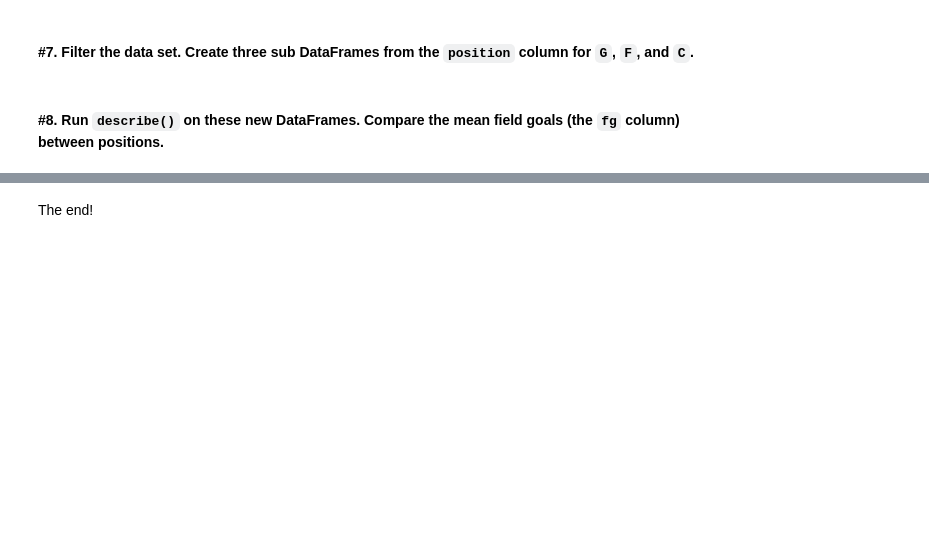
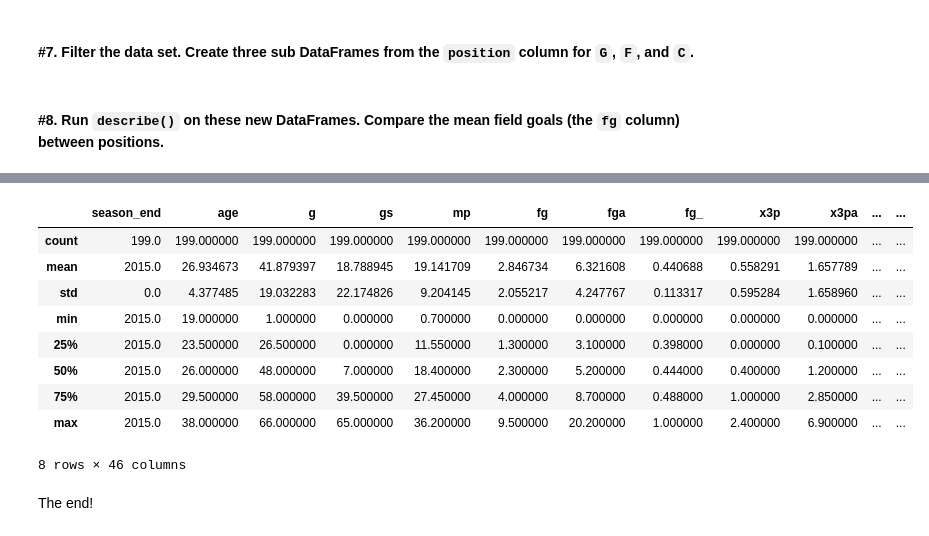
Before and after one commit to AmrMaree/Depi-Assignments, a Jupyter notebook: Pandas Assignment 1-b.ipynb, the cells around one changed output, grey strips where cells are left out. Drawn from its saved outputs; the diff is of its cells as text; code cells hidden in the pictures; blank space fills up the shorter version.

```diff
--- a/Pandas Assignment 1-b.ipynb
+++ b/Pandas Assignment 1-b.ipynb
@@ -42,0 +117,14 @@ df.describe()
+# %%
+mean_F = df_F['fg'].mean()
+df_F.describe()
+# %% [output]
+|  | season_end | age | g | gs | mp | fg | fga | fg_ | x3p | x3pa | ... | ... |
+| count | 199.0 | 199.000000 | 199.000000 | 199.000000 | 199.000000 | 199.000000 | 199.000000 | 199.000000 | 199.000000 | 199.000000 | ... | ... |
+| mean | 2015.0 | 26.934673 | 41.879397 | 18.788945 | 19.141709 | 2.846734 | 6.321608 | 0.440688 | 0.558291 | 1.657789 | ... | ... |
+| std | 0.0 | 4.377485 | 19.032283 | 22.174826 | 9.204145 | 2.055217 | 4.247767 | 0.113317 | 0.595284 | 1.658960 | ... | ... |
+| min | 2015.0 | 19.000000 | 1.000000 | 0.000000 | 0.700000 | 0.000000 | 0.000000 | 0.000000 | 0.000000 | 0.000000 | ... | ... |
+| 25% | 2015.0 | 23.500000 | 26.500000 | 0.000000 | 11.550000 | 1.300000 | 3.100000 | 0.398000 | 0.000000 | 0.100000 | ... | ... |
+| 50% | 2015.0 | 26.000000 | 48.000000 | 7.000000 | 18.400000 | 2.300000 | 5.200000 | 0.444000 | 0.400000 | 1.200000 | ... | ... |
+| 75% | 2015.0 | 29.500000 | 58.000000 | 39.500000 | 27.450000 | 4.000000 | 8.700000 | 0.488000 | 1.000000 | 2.850000 | ... | ... |
+| max | 2015.0 | 38.000000 | 66.000000 | 65.000000 | 36.200000 | 9.500000 | 20.200000 | 1.000000 | 2.400000 | 6.900000 | ... | ... |
+8 rows × 46 columns
```
Also changed, not shown: parts of 7 cells of this notebook.
